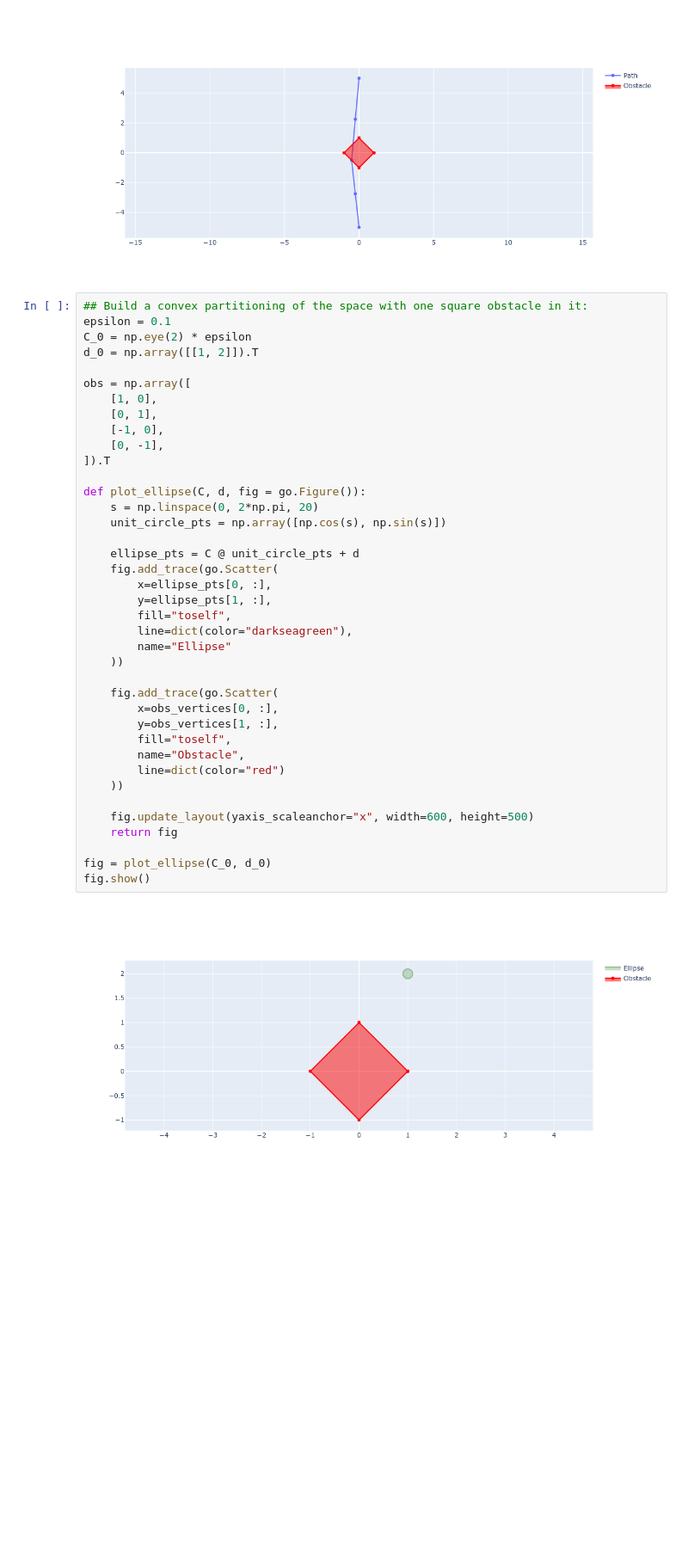
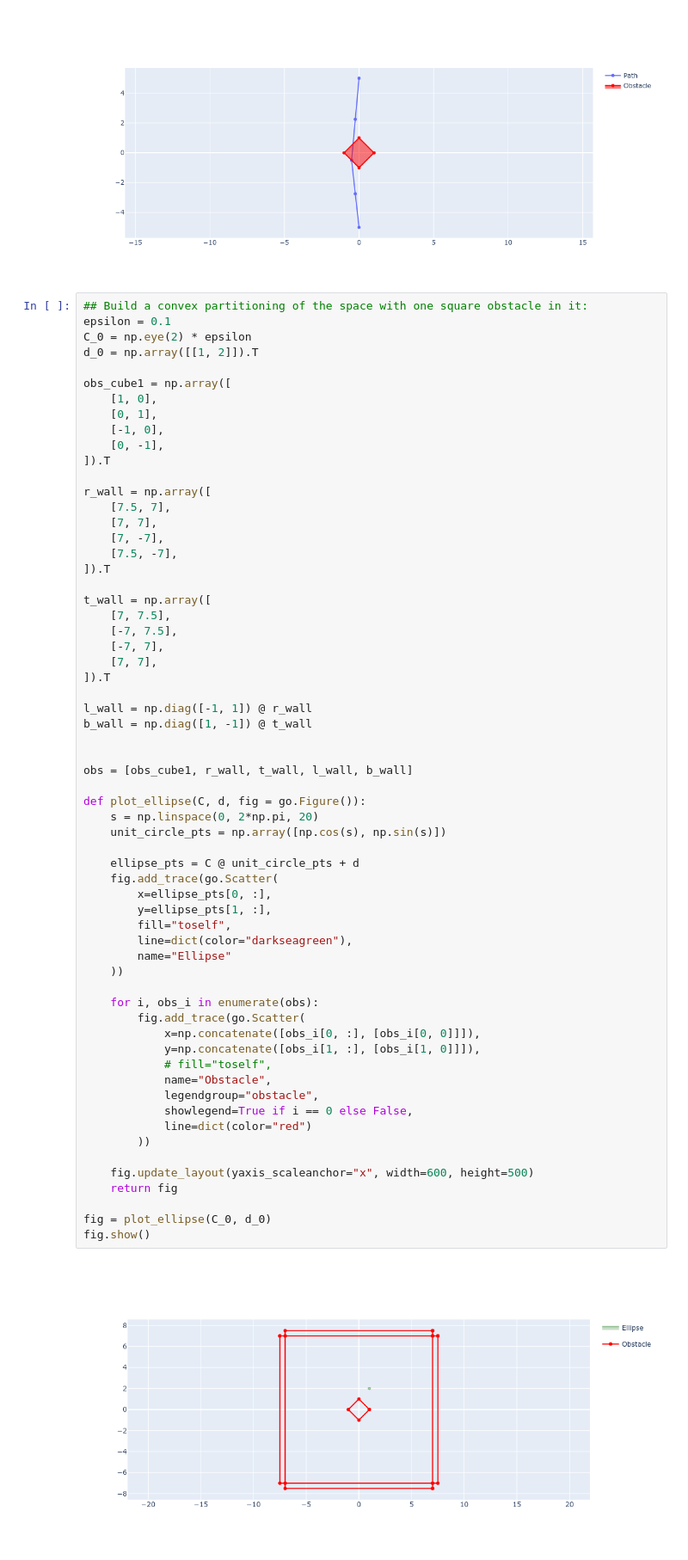
Before and after one commit to teadetime/crazyflie-path-planning, a Jupyter notebook: notebooks/mixed_integer_exploration.ipynb, the cells around one changed output. Shown at 86% size. Saved outputs shown, nothing was run; the diff lists cells and outputs as text; blank space fills up the shorter version.

```diff
--- a/notebooks/mixed_integer_exploration.ipynb
+++ b/notebooks/mixed_integer_exploration.ipynb
@@ -128,42 +128,65 @@ Optimal s:
 epsilon = 0.1
 C_0 = np.eye(2) * epsilon
 d_0 = np.array([[1, 2]]).T
 
-obs = np.array([
+obs_cube1 = np.array([
     [1, 0],
     [0, 1],
     [-1, 0],
     [0, -1],
 ]).T
+
+r_wall = np.array([
+    [7.5, 7],
+    [7, 7],
+    [7, -7],
+    [7.5, -7],
+]).T
+
+t_wall = np.array([
+    [7, 7.5],
+    [-7, 7.5],
+    [-7, 7],
+    [7, 7],
+]).T
+
+l_wall = np.diag([-1, 1]) @ r_wall
+b_wall = np.diag([1, -1]) @ t_wall
+
+
+obs = [obs_cube1, r_wall, t_wall, l_wall, b_wall]
 
 def plot_ellipse(C, d, fig = go.Figure()):
     s = np.linspace(0, 2*np.pi, 20)
     unit_circle_pts = np.array([np.cos(s), np.sin(s)])
 
     ellipse_pts = C @ unit_circle_pts + d
     fig.add_trace(go.Scatter(
         x=ellipse_pts[0, :],
         y=ellipse_pts[1, :],
         fill="toself",
         line=dict(color="darkseagreen"),
         name="Ellipse"
     ))
 
-    fig.add_trace(go.Scatter(
-        x=obs_vertices[0, :],
-        y=obs_vertices[1, :],
-        fill="toself",
-        name="Obstacle",
-        line=dict(color="red")
-    ))
+    for i, obs_i in enumerate(obs):
+        fig.add_trace(go.Scatter(
+            x=np.concatenate([obs_i[0, :], [obs_i[0, 0]]]),
+            y=np.concatenate([obs_i[1, :], [obs_i[1, 0]]]),
+            # fill="toself",
+            name="Obstacle",
+            legendgroup="obstacle",
+            showlegend=True if i == 0 else False,
+            line=dict(color="red")
+        ))
 
     fig.update_layout(yaxis_scaleanchor="x", width=600, height=500)
     return fig
 
 fig = plot_ellipse(C_0, d_0)
 fig.show()
 # %% [output]
-[figure, old version]
+[figure, new version]
 # %%
 def find_hyperplanes(C, d, obs):
     # Step 1: Find separating hyperplanes which will allow further expansion of the ellipse:
```
Also changed, not shown: parts of 1 cell of this notebook.
